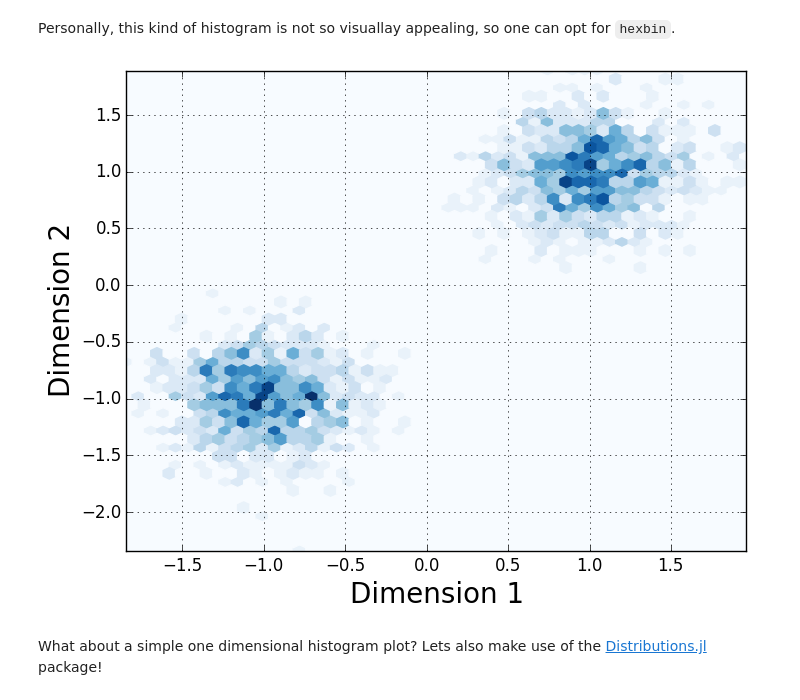
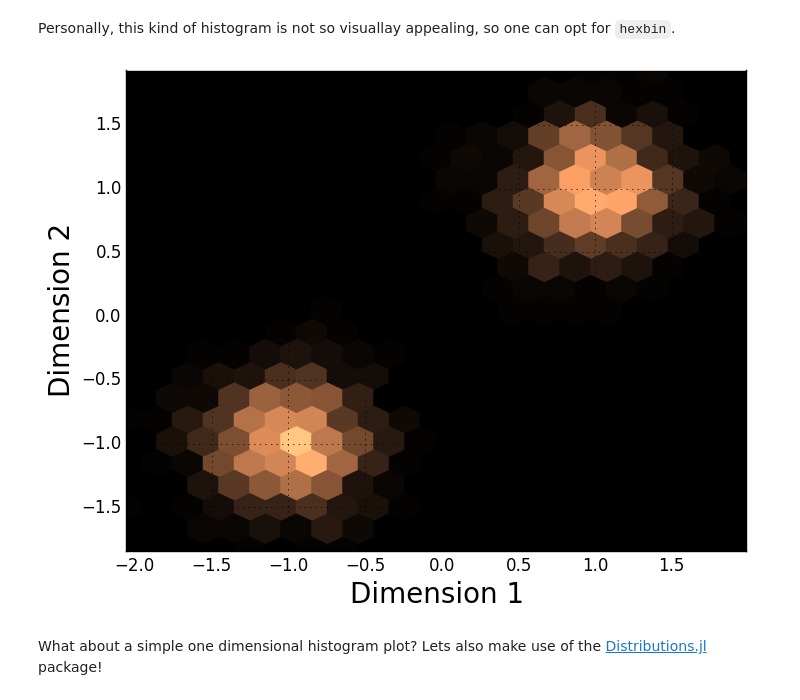
Before and after one commit to sphinxteam/JuliaTutorials, a Jupyter notebook: PyPlot.ipynb, the cells around one changed output. Drawn from its saved outputs; the diff is of its cells as text; code cells hidden in the pictures.

```diff
--- a/PyPlot.ipynb
+++ b/PyPlot.ipynb
@@ -107,14 +102,14 @@ grid("on")
 # %% [markdown]
 Personally, this kind of histogram is not so visuallay appealing, so one can opt for `hexbin`.
 # %%
-hexbin([clusterA[:,1];clusterB[:,1]],[clusterA[:,2];clusterB[:,2]], gridsize = 50, cmap = "Blues");
+hexbin([clusterA[:,1];clusterB[:,1]],[clusterA[:,2];clusterB[:,2]], gridsize = 20, cmap = "copper");
 
 # Write Labels
 xlabel("Dimension 1", fontsize = 20)
 ylabel("Dimension 2", fontsize = 20)
 grid("on")
 # %% [output]
-[figure, old version]
+[figure, new version]
 # %% [markdown]
 What about a simple one dimensional histogram plot? Lets also make use of the [Distributions.jl](https://github.com/JuliaStats/Distributions.jl) package!
 # %%
```
Also changed, not shown: parts of 10 cells of this notebook, 2 other files.
